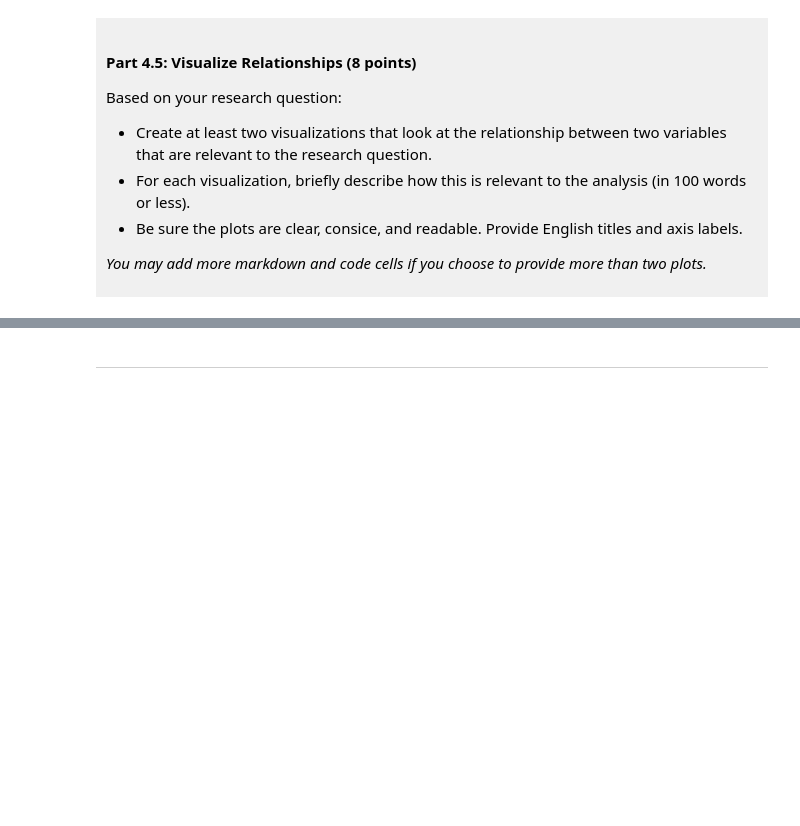
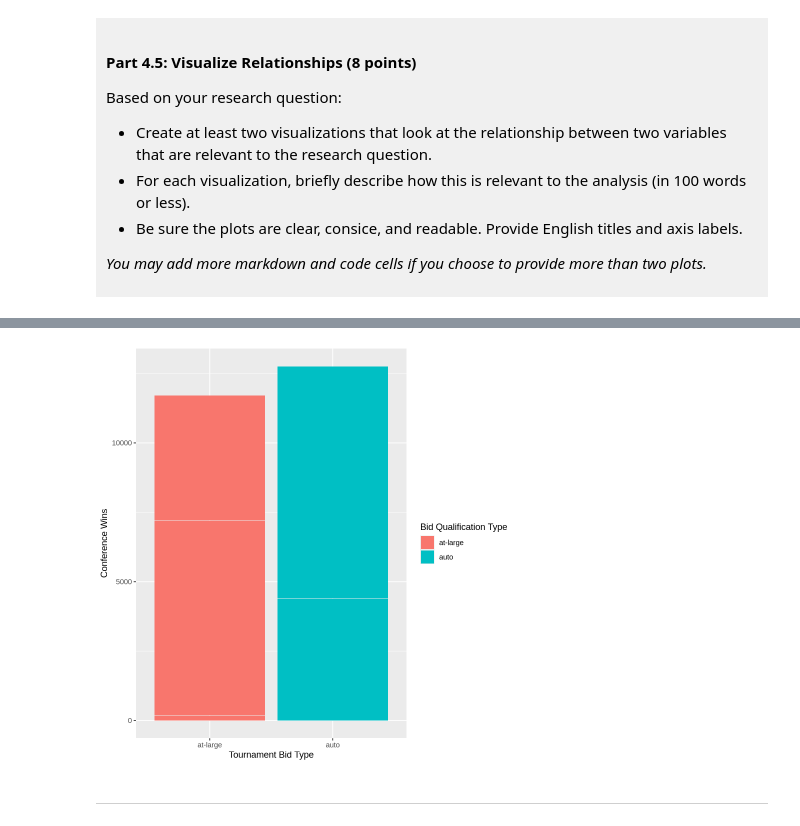
Before and after one commit to Sherman085/dsci-100-project-sherman-yee, a Jupyter notebook: dsci-100-project-notebook.ipynb, the cells around one changed output, grey strips where cells are left out. Saved outputs shown, nothing was run; the diff lists cells and outputs as text; code cells hidden in the pictures; blank space fills up the shorter version.

```diff
--- a/dsci-100-project-notebook.ipynb
+++ b/dsci-100-project-notebook.ipynb
@@ -313,5 +371,13 @@ Visualization 2: %%% EDIT THIS MARKDOWN CELL%%%
 # %%
-### EDIT THIS CODE CELL FOR VISUALIZATION 2###
+basketball_conf_plot <- basketball_tidy|>
+filter(!is.na(conf_wins))|>
+ggplot(aes(x = bid, y = conf_wins, fill = bid))+
+geom_bar(stat = "identity")+
+labs(Title = "Conference Win by Bid Type", x = "Tournament Bid Type", y = "Conference Wins", fill = "Bid Qualification Type")
+
+basketball_conf_plot
+# %% [output]
+[figure, added]
 # %% [markdown]
 ------
 # %% [markdown]
```
Also changed, not shown: parts of 13 cells of this notebook.
